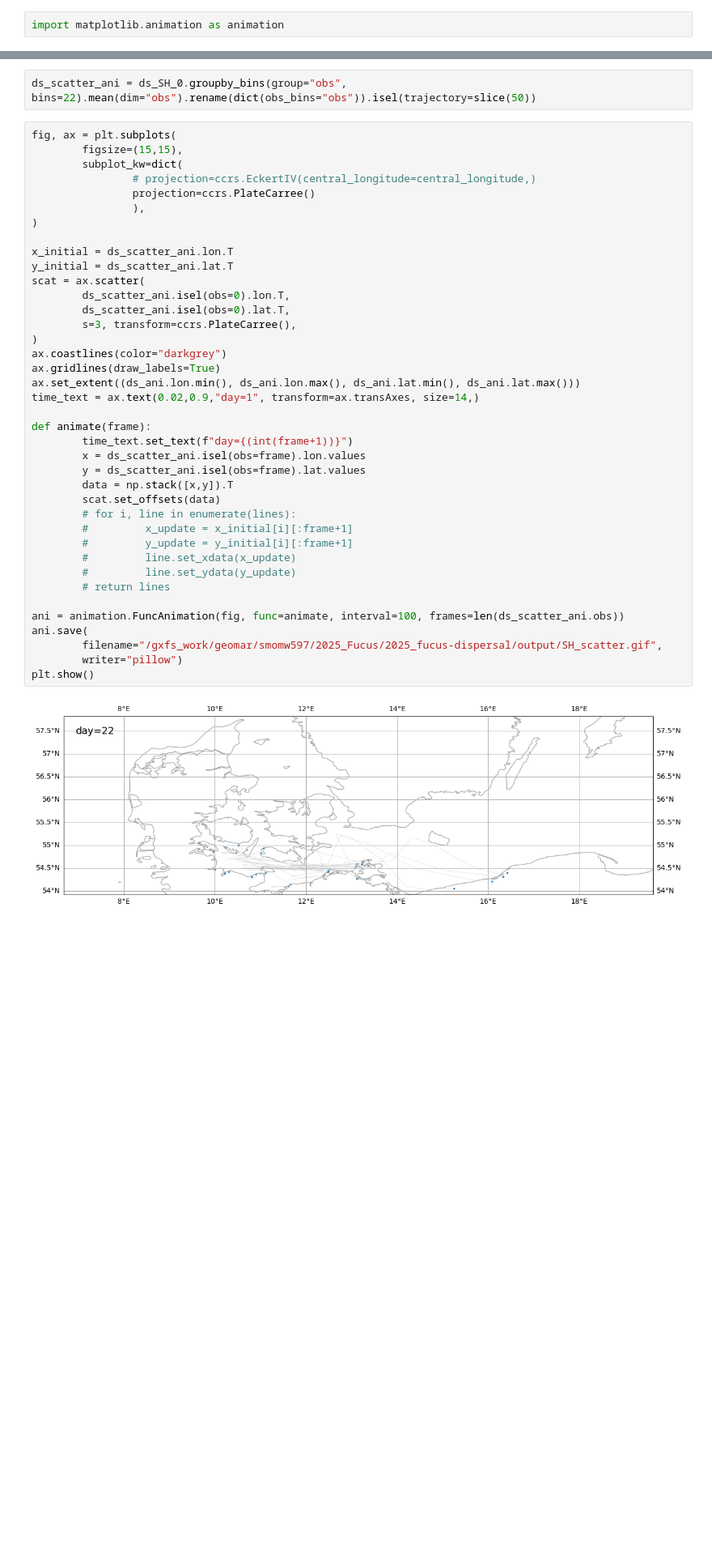
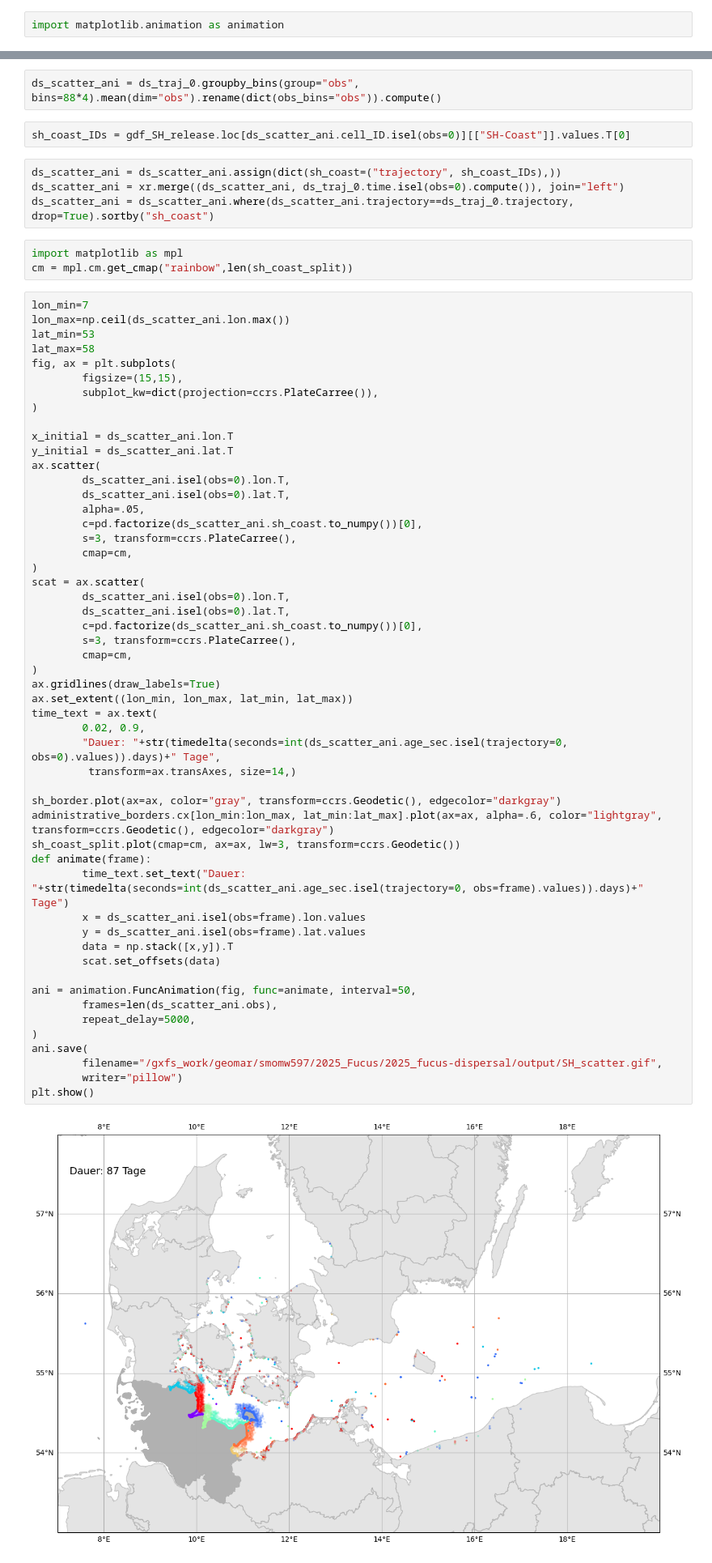
Before and after one commit to geomar-od-lagrange/2025_fucus-dispersal, a Jupyter notebook: notebooks/FucusVisualizationSH.ipynb, the cells around one changed output, grey strips where cells are left out. Shown at 81% size. Saved outputs shown, nothing was run; the diff lists cells and outputs as text; blank space fills up the shorter version.

```diff
--- a/notebooks/FucusVisualizationSH.ipynb
+++ b/notebooks/FucusVisualizationSH.ipynb
@@ -422,43 +379,65 @@ plt.show()
 # %%
-ds_scatter_ani = ds_SH_0.groupby_bins(group="obs", bins=22).mean(dim="obs").rename(dict(obs_bins="obs")).isel(trajectory=slice(50))
+ds_scatter_ani = ds_traj_0.groupby_bins(group="obs", bins=88*4).mean(dim="obs").rename(dict(obs_bins="obs")).compute()
+# %%
+sh_coast_IDs = gdf_SH_release.loc[ds_scatter_ani.cell_ID.isel(obs=0)][["SH-Coast"]].values.T[0]
+# %%
+ds_scatter_ani = ds_scatter_ani.assign(dict(sh_coast=("trajectory", sh_coast_IDs),))
+ds_scatter_ani = xr.merge((ds_scatter_ani, ds_traj_0.time.isel(obs=0).compute()), join="left")
+ds_scatter_ani = ds_scatter_ani.where(ds_scatter_ani.trajectory==ds_traj_0.trajectory, drop=True).sortby("sh_coast")
+# %%
+import matplotlib as mpl
+cm = mpl.cm.get_cmap("rainbow",len(sh_coast_split))
 # %%
+lon_min=7
+lon_max=np.ceil(ds_scatter_ani.lon.max())
+lat_min=53
+lat_max=58
 fig, ax = plt.subplots(
         figsize=(15,15),
-        subplot_kw=dict(
-                # projection=ccrs.EckertIV(central_longitude=central_longitude,)
-                projection=ccrs.PlateCarree()
-                ),
+        subplot_kw=dict(projection=ccrs.PlateCarree()),
 )
 
 x_initial = ds_scatter_ani.lon.T
 y_initial = ds_scatter_ani.lat.T
+ax.scatter(
+        ds_scatter_ani.isel(obs=0).lon.T,
+        ds_scatter_ani.isel(obs=0).lat.T,
+        alpha=.05,
+        c=pd.factorize(ds_scatter_ani.sh_coast.to_numpy())[0],
+        s=3, transform=ccrs.PlateCarree(),
+        cmap=cm,
+)
 scat = ax.scatter(
         ds_scatter_ani.isel(obs=0).lon.T,
         ds_scatter_ani.isel(obs=0).lat.T,
+        c=pd.factorize(ds_scatter_ani.sh_coast.to_numpy())[0],
         s=3, transform=ccrs.PlateCarree(),
+        cmap=cm,
 )
-ax.coastlines(color="darkgrey")
 ax.gridlines(draw_labels=True)
-ax.set_extent((ds_ani.lon.min(), ds_ani.lon.max(), ds_ani.lat.min(), ds_ani.lat.max()))
-time_text = ax.text(0.02,0.9,"day=1", transform=ax.transAxes, size=14,)
+ax.set_extent((lon_min, lon_max, lat_min, lat_max))
+time_text = ax.text(
+        0.02, 0.9,
+        "Dauer: "+str(timedelta(seconds=int(ds_scatter_ani.age_sec.isel(trajectory=0, obs=0).values)).days)+" Tage",
+         transform=ax.transAxes, size=14,)
 
+sh_border.plot(ax=ax, color="gray", transform=ccrs.Geodetic(), edgecolor="darkgray")
+administrative_borders.cx[lon_min:lon_max, lat_min:lat_max].plot(ax=ax, alpha=.6, color="lightgray", transform=ccrs.Geodetic(), edgecolor="darkgray")
+sh_coast_split.plot(cmap=cm, ax=ax, lw=3, transform=ccrs.Geodetic())
 def animate(frame):
-        time_text.set_text(f"day={(int(frame+1))}")
+        time_text.set_text("Dauer: "+str(timedelta(seconds=int(ds_scatter_ani.age_sec.isel(trajectory=0, obs=frame).values)).days)+" Tage")
         x = ds_scatter_ani.isel(obs=frame).lon.values
         y = ds_scatter_ani.isel(obs=frame).lat.values
         data = np.stack([x,y]).T
         scat.set_offsets(data)
-        # for i, line in enumerate(lines):
-        #         x_update = x_initial[i][:frame+1]
-        #         y_update = y_initial[i][:frame+1]
-        #         line.set_xdata(x_update)
-        #         line.set_ydata(y_update)
-        # return lines
 
-ani = animation.FuncAnimation(fig, func=animate, interval=100, frames=len(ds_scatter_ani.obs))
+ani = animation.FuncAnimation(fig, func=animate, interval=50,
+        frames=len(ds_scatter_ani.obs),
+        repeat_delay=5000,
+)
 ani.save(
         filename="/gxfs_work/geomar/smomw597/2025_Fucus/2025_fucus-dispersal/output/SH_scatter.gif",
         writer="pillow")
 plt.show()
 # %% [output]
-[figure, old version]
+[figure, new version]
```
Also changed, not shown: parts of 55 cells of this notebook, 5 other files.
